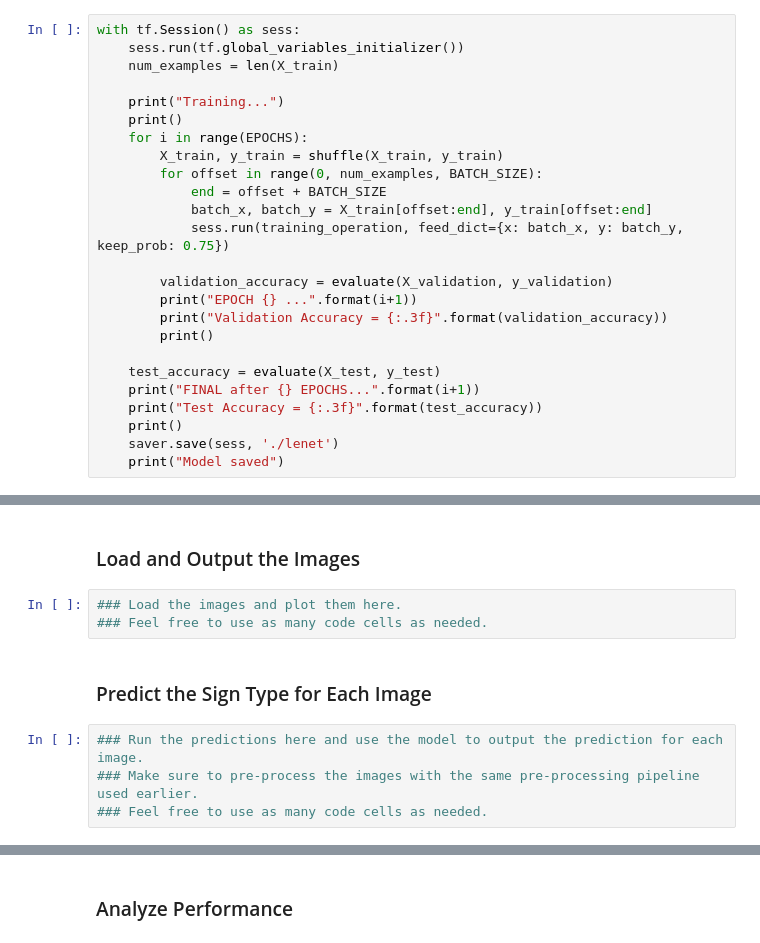
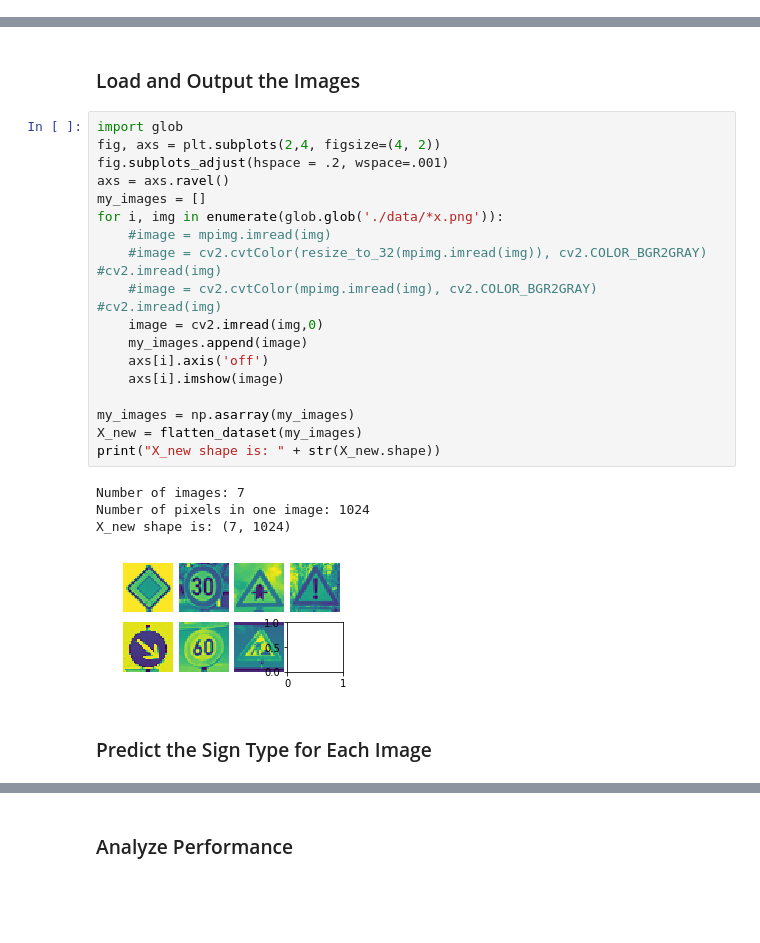
Before and after one commit to raznis/CarND-Traffic-Sign-Classifier-Project, a Jupyter notebook: Traffic_Sign_Classifier.ipynb, the cells around one changed output, grey strips where cells are left out. Cells and saved outputs as stored; diff of their text form; blank space fills up the shorter version.

```diff
--- a/Traffic_Sign_Classifier.ipynb
+++ b/Traffic_Sign_Classifier.ipynb
@@ -271,25 +365,0 @@ def evaluate(X_data, y_data):
-# %%
-with tf.Session() as sess:
-    sess.run(tf.global_variables_initializer())
-    num_examples = len(X_train)
-
-    print("Training...")
-    print()
-    for i in range(EPOCHS):
-        X_train, y_train = shuffle(X_train, y_train)
-        for offset in range(0, num_examples, BATCH_SIZE):
-            end = offset + BATCH_SIZE
-            batch_x, batch_y = X_train[offset:end], y_train[offset:end]
-            sess.run(training_operation, feed_dict={x: batch_x, y: batch_y, keep_prob: 0.75})
-
-        validation_accuracy = evaluate(X_validation, y_validation)
-        print("EPOCH {} ...".format(i+1))
-        print("Validation Accuracy = {:.3f}".format(validation_accuracy))
-        print()
-
-    test_accuracy = evaluate(X_test, y_test)
-    print("FINAL after {} EPOCHS...".format(i+1))
-    print("Test Accuracy = {:.3f}".format(test_accuracy))
-    print()
-    saver.save(sess, './lenet')
-    print("Model saved")
@@ -321,12 +373,28 @@ To give yourself more insight into how your model is working, download at least
 You may find `signnames.csv` useful as it contains mappings from the class id (integer) to the actual sign name.
 # %% [markdown]
 ### Load and Output the Images
-# %%
-### Load the images and plot them here.
-### Feel free to use as many code cells as needed.
+# %%
+import glob
+fig, axs = plt.subplots(2,4, figsize=(4, 2))
+fig.subplots_adjust(hspace = .2, wspace=.001)
+axs = axs.ravel()
+my_images = []
+for i, img in enumerate(glob.glob('./data/*x.png')):
+    #image = mpimg.imread(img)
+    #image = cv2.cvtColor(resize_to_32(mpimg.imread(img)), cv2.COLOR_BGR2GRAY) #cv2.imread(img)
+    #image = cv2.cvtColor(mpimg.imread(img), cv2.COLOR_BGR2GRAY) #cv2.imread(img)
+    image = cv2.imread(img,0)
+    my_images.append(image)
+    axs[i].axis('off')
+    axs[i].imshow(image)
+
+my_images = np.asarray(my_images)
+X_new = flatten_dataset(my_images)
+print("X_new shape is: " + str(X_new.shape))
+# %% [output]
+Number of images: 7
+Number of pixels in one image: 1024
+X_new shape is: (7, 1024)
+[figure, added]
 # %% [markdown]
 ### Predict the Sign Type for Each Image
-# %%
-### Run the predictions here and use the model to output the prediction for each image.
-### Make sure to pre-process the images with the same pre-processing pipeline used earlier.
-### Feel free to use as many code cells as needed.
```
Also changed, not shown: parts of 14 cells of this notebook.
